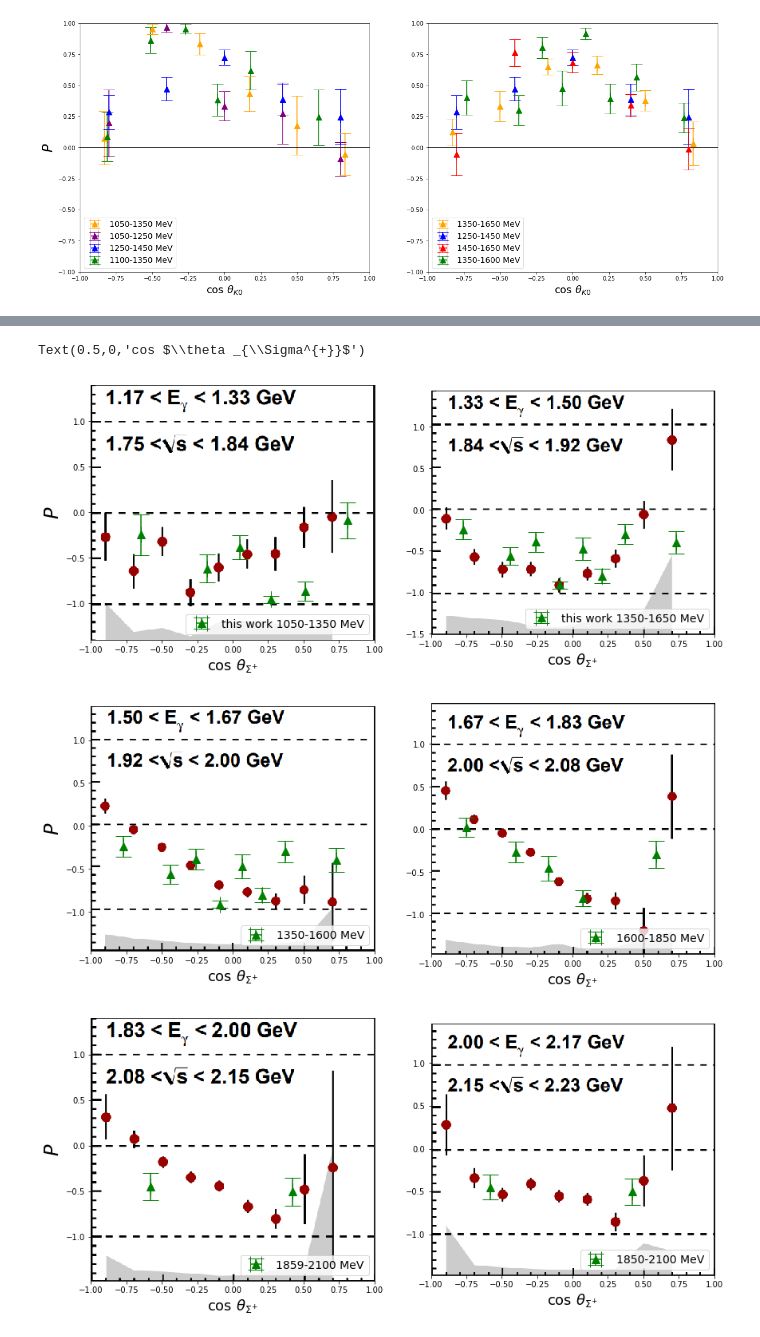
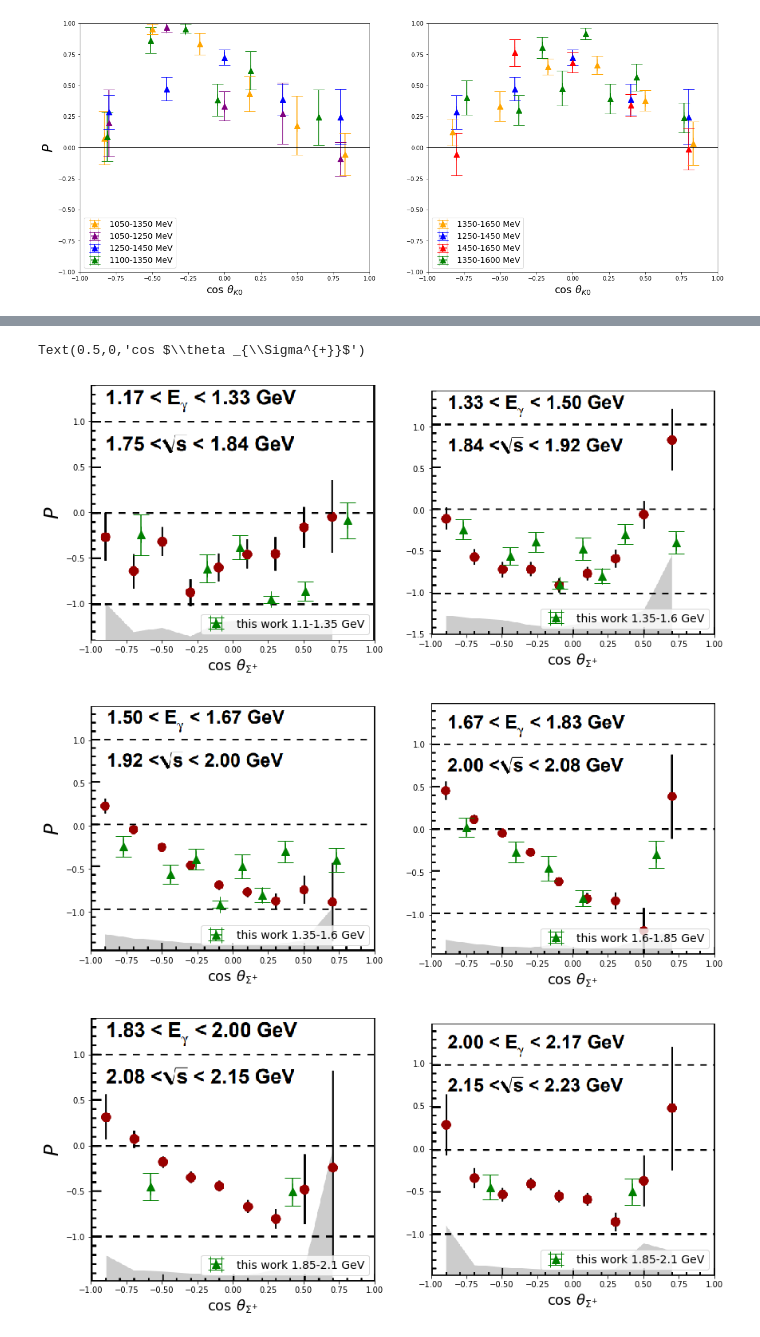
Before and after one commit to louiseclark/g8K0Sig, a Jupyter notebook: jupyter/g8K0SigCompareP.ipynb, the cells around one changed output, grey strips where cells are left out. Saved outputs shown, nothing was run; the diff lists cells and outputs as text; code cells hidden in the pictures.

```diff
--- a/jupyter/g8K0SigCompareP.ipynb
+++ b/jupyter/g8K0SigCompareP.ipynb
@@ -283,8 +283,8 @@ lcy_err=[[0.13087657037480338,0.22395748598189766,0.19851647532824207,0.03937692
 [0.1215895544432125,0.1587970556879845,0.094395914086786742,0.11234865929332738,0.14465594217587591],
 [0.14802534718959554,0.15244360052339229]]
 
-axes[0].errorbar(lcx[0],lcy[0],xerr=lcx_err[0],yerr=lcy_err[0],color='green',fmt='^', capsize=10, markersize=10,label='this work 1050-1350 MeV')
-axes[1].errorbar(lcx[1],lcy[1],xerr=lcx_err[1],yerr=lcy_err[1],color='green',fmt='^', capsize=10, markersize=10,label='this work 1350-1650 MeV')
+axes[0].errorbar(lcx[0],lcy[0],xerr=lcx_err[0],yerr=lcy_err[0],color='green',fmt='^', capsize=10, markersize=10,label='this work 1.1-1.35 GeV')
+axes[1].errorbar(lcx[1],lcy[1],xerr=lcx_err[1],yerr=lcy_err[1],color='green',fmt='^', capsize=10, markersize=10,label='this work 1.35-1.6 GeV')
 
 
 axes[0].legend(fontsize=14, loc="lower right")
@@ -313,8 +313,8 @@ axes[1].imshow(im, zorder=0, extent=[xmin, xmax, ymin, ymax], aspect=aspect)
 
 plt.axis([xmin, xmax, ymin, ymax]);
 
-axes[0].errorbar(lcx[1],lcy[1],xerr=lcx_err[1],yerr=lcy_err[1],color='green',fmt='^', capsize=10, markersize=10,label='1350-1600 MeV')
-axes[1].errorbar(lcx[2],lcy[2],xerr=lcx_err[2],yerr=lcy_err[2],color='green',fmt='^', capsize=10, markersize=10,label='1600-1850 MeV')
+axes[0].errorbar(lcx[1],lcy[1],xerr=lcx_err[1],yerr=lcy_err[1],color='green',fmt='^', capsize=10, markersize=10,label='this work 1.35-1.6 GeV')
+axes[1].errorbar(lcx[2],lcy[2],xerr=lcx_err[2],yerr=lcy_err[2],color='green',fmt='^', capsize=10, markersize=10,label='this work 1.6-1.85 GeV')
 axes[0].legend(fontsize=14, loc="lower right")
 axes[1].legend(fontsize=14, loc="lower right")
 
@@ -323,35 +323,35 @@ axes[0].set_ylabel(r'$P$', fontsize=24)
 axes[1].set_xlabel(r'cos $\theta _{\Sigma^{+}}$', fontsize=18)
 
 fig, axes = plt.subplots(1, 2, figsize=(14,10))
 
 im = mpimg.imread('Nepali183.PNG')
 
 # Make sure the figure axis ratio is preserved by adapting the
 # aspect ratio to the axis range
 xmin, xmax, ymin, ymax = (-1.0, 1.0, -1.48, 1.4)
 aspect = im.shape[0] / im.shape[1] * (xmax - xmin)/(ymax - ymin)
 axes[0].imshow(im, zorder=0, extent=[xmin, xmax, ymin, ymax], aspect=aspect)
 
 im = mpimg.imread('Nepali200.PNG')
 
 # Make sure the figure axis ratio is preserved by adapting the
 # aspect ratio to the axis range
 xmin, xmax, ymin, ymax = (-1.0, 1.0, -1.48, 1.46)
 aspect = im.shape[0] / im.shape[1] * (xmax - xmin)/(ymax - ymin)
 axes[1].imshow(im, zorder=0, extent=[xmin, xmax, ymin, ymax], aspect=aspect)
 
 plt.axis([xmin, xmax, ymin, ymax]);
 
-axes[0].errorbar(lcx[3],lcy[3],xerr=lcx_err[3],yerr=lcy_err[3],color='green',fmt='^', capsize=10, markersize=10,label='1859-2100 MeV')
-axes[1].errorbar(lcx[3],lcy[3],xerr=lcx_err[3],yerr=lcy_err[3],color='green',fmt='^', capsize=10, markersize=10,label='1850-2100 MeV')
+axes[0].errorbar(lcx[3],lcy[3],xerr=lcx_err[3],yerr=lcy_err[3],color='green',fmt='^', capsize=10, markersize=10,label='this work 1.85-2.1 GeV')
+axes[1].errorbar(lcx[3],lcy[3],xerr=lcx_err[3],yerr=lcy_err[3],color='green',fmt='^', capsize=10, markersize=10,label='this work 1.85-2.1 GeV')
 axes[0].legend(fontsize=14, loc="lower right")
 axes[1].legend(fontsize=14, loc="lower right")
 
 axes[0].set_xlabel(r'cos $\theta _{\Sigma^{+}}$', fontsize=18)
 axes[0].set_ylabel(r'$P$', fontsize=24)
 axes[1].set_xlabel(r'cos $\theta _{\Sigma^{+}}$', fontsize=18)
 # %% [output]
 Text(0.5,0,'cos $\\theta _{\\Sigma^{+}}$')
-[figure, old version]
+[figure, new version]
-[figure, old version]
+[figure, new version]
-[figure, old version]
+[figure, new version]
```
Also changed, not shown: parts of 3 cells of this notebook, 29 other files.
